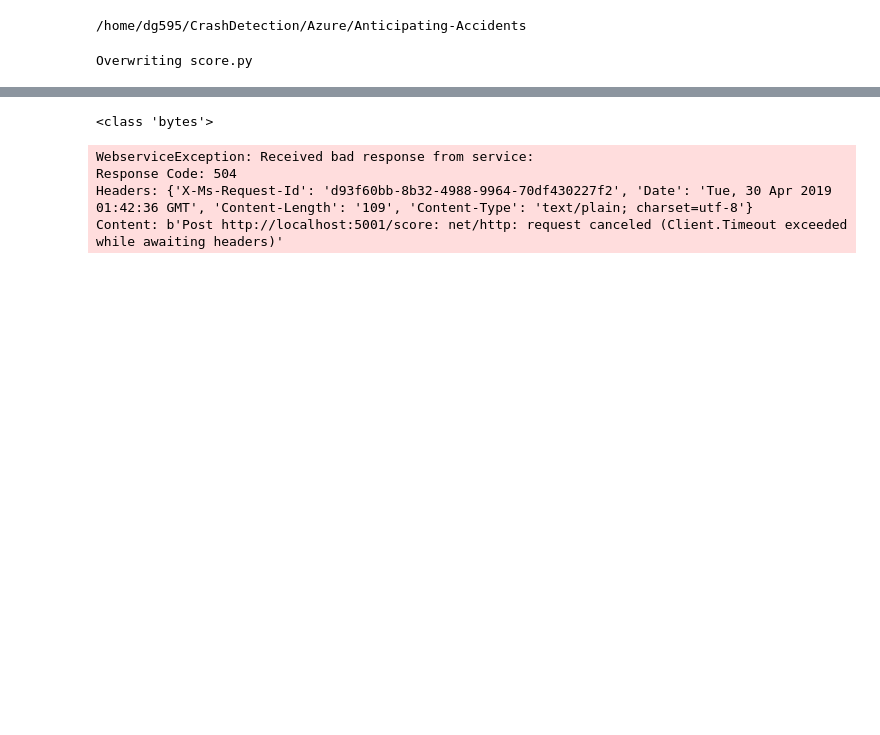
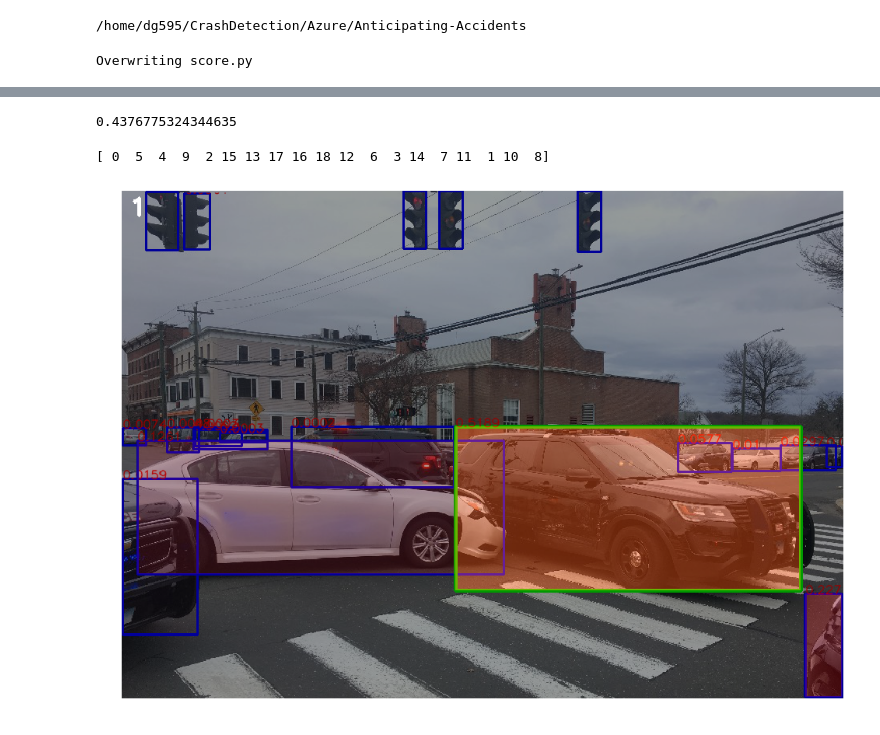
Before and after one commit to Div99/CrashDetection, a Jupyter notebook: AzureMLDeploy.ipynb, the cells around one changed output, grey strips where cells are left out. Cells and saved outputs as stored; diff of their text form; code cells hidden in the pictures; blank space fills up the shorter version.

```diff
--- a/AzureMLDeploy.ipynb
+++ b/AzureMLDeploy.ipynb
@@ -222,11 +297,4 @@ imshow(image)
-# %%
-test_image = json.dumps({'data': image.tolist()})
-test_image = bytes(test_image, encoding='utf8')
-print(type(test_image))
-result = service.run(test_image)
-# %% [output]
-<class 'bytes'>
-WebserviceException: Received bad response from service:
-Response Code: 504
-Headers: {'X-Ms-Request-Id': 'd93f60bb-8b32-4988-9964-70df430227f2', 'Date': 'Tue, 30 Apr 2019 01:42:36 GMT', 'Content-Length': '109', 'Content-Type': 'text/plain; charset=utf-8'}
-Content: b'Post http://localhost:5001/score: net/http: request canceled (Client.Timeout exceeded while awaiting headers)'
+# %%
+img_str = cv2.imencode('.jpg', image)[1].tostring()
+img_str = base64.b64encode(img_str)
+img_str = img_str.decode("utf-8")
@@ -233,3 +315,45 @@ Content: b'Post http://localhost:5001/score: net/http: request canceled (Client.
+# %%
+# Make the request and display the response
+res = requests.post(scoring_uri, test_image, headers = headers)
+result = res.text
 # %%
+result = eval(result)
 prob, weight, boxes = result
 weight, boxes = np.array(weight), np.array(boxes)
+# %%
+np.max(np.array(prob))
+# %% [output]
+0.4376775324344635
+# %%
+def show_plot(frame, weight, bboxes):
+    counter = 0
+
+    new_weight = weight[:,:,0]*255
+    attention_frame = np.zeros((frame.shape[0],frame.shape[1]),dtype = np.uint8)
+    now_weight = new_weight[counter,:]
+    new_bboxes = bboxes[:,:]
+    index = np.argsort(now_weight)
+    print(index)
+
+    for num_box in index:
+
+        if now_weight[num_box]/255.0>0.4:
+            cv2.rectangle(frame,(new_bboxes[num_box,0],new_bboxes[num_box,1]),(new_bboxes[num_box,2],new_bboxes[num_box,3]),(0,255,0),3)
+        else:
+            cv2.rectangle(frame,(new_bboxes[num_box,0],new_bboxes[num_box,1]),(new_bboxes[num_box,2],new_bboxes[num_box,3]),(255,0,0),2)
+
+        font = cv2.FONT_HERSHEY_SIMPLEX
+        cv2.putText(frame,str(round(now_weight[num_box]/255.0*10000)/10000),(new_bboxes[num_box,0],new_bboxes[num_box,1]), font, 0.5,(0,0,255),1,cv2.LINE_AA)
+        attention_frame[int(new_bboxes[num_box,1]):int(new_bboxes[num_box,3]),int(new_bboxes[num_box,0]):int(new_bboxes[num_box,2])] = now_weight[num_box]
+
+    attention_frame = cv2.applyColorMap(attention_frame, cv2.COLORMAP_HOT)
+    dst = cv2.addWeighted(frame,0.6,attention_frame,0.4,0)
+    cv2.putText(dst,str(counter+1),(10,30), font, 1,(255,255,255),3)
+    return dst
+# %%
+final_img = np.array(image.copy())
+final_img = show_plot(final_img, weight, boxes)
+imshow(final_img)
+# %% [output]
+[ 0  5  4  9  2 15 13 17 16 18 12  6  3 14  7 11  1 10  8]
+[figure, added]
```
Also changed, not shown: parts of 22 cells of this notebook, 8 other files.
